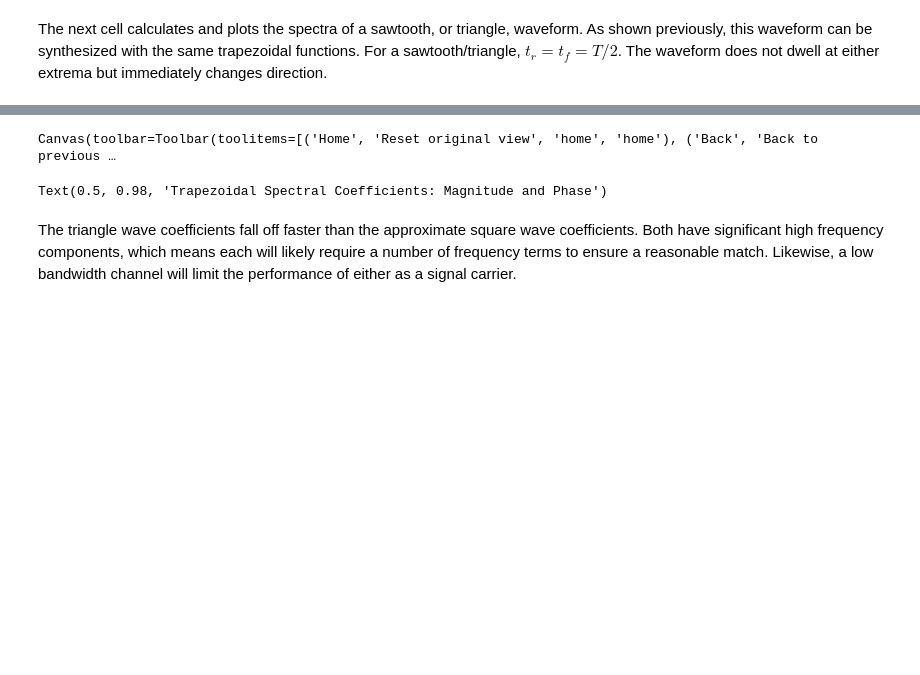
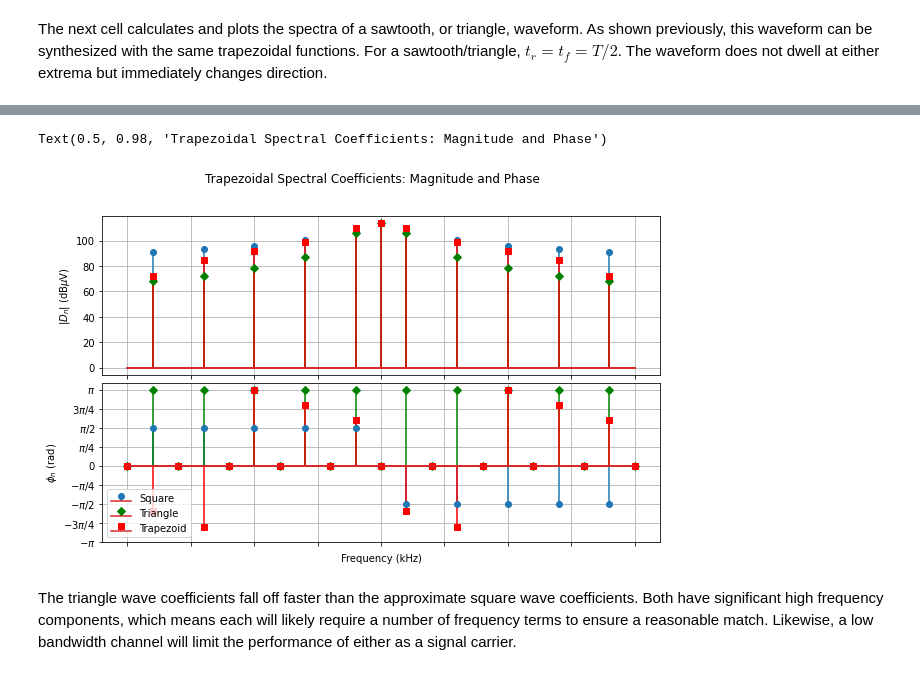
Before and after one commit to cram869/adv_sipi_class_notebooks, a Jupyter notebook: Trapezoidal Spectrum Notebook.ipynb, the cells around one changed output, grey strips where cells are left out. Drawn from its saved outputs; the diff is of its cells as text; code cells hidden in the pictures; blank space fills up the shorter version.

```diff
--- a/Trapezoidal Spectrum Notebook.ipynb
+++ b/Trapezoidal Spectrum Notebook.ipynb
@@ -439,31 +439,31 @@ fv, Dv = trapezoidal_fourier_series_spectrum(N, T, Trise, Tfall, D, A, A0, zero_
 f_trap, D_trap = fv, Dv
 # %%
 # Plot the two spectra together on one set of axes.
-fig, axs = plt.subplots(2,1, sharex=True)
+fig, axs = plt.subplots(2,1, sharex=True, figsize=(10,6))
 fig.subplots_adjust(hspace=0.05)
 ax = axs[0]
 ax.stem(f_sqr/1e3, dB(D_sqr/1e-6))
 ax.stem(f_saw/1e3, dB(D_saw/1e-6), markerfmt='Dg', linefmt='g')
 ax.stem(f_trap/1e3, dB(D_trap/1e-6), label='Trapezoid', markerfmt='sr', linefmt='r')
 ax.grid(True)
 ax.set_ylabel("$\|D_n\|$ (dB$\mu$V)")
 ax.set_xticklabels([])
 
 ax = axs[1]
 ax.stem(f_sqr/1e3, phase(D_sqr), label='Square')
 ax.stem(f_saw/1e3, phase(D_saw), label='Triangle', markerfmt='Dg', linefmt='g')
 ax.stem(f_trap/1e3, phase(D_trap), label='Trapezoid', markerfmt='sr', linefmt='r')
 ax.set_yticks(np.arange(-4,5)/4*np.pi)
 ax.set_yticklabels(["$-\pi$", "$-3\pi/4$", "$-\pi/2$", "$-\pi/4$", "0", "$\pi/4$", "$\pi/2$", "$3\pi/4$", "$\pi$"])
 ax.set_ylabel("$\phi_n$ (rad)")
 ax.set_xlabel('Frequency (kHz)')
 ax.grid(True)
 leg = ax.legend(loc='best')
 
 fig.suptitle('Trapezoidal Spectral Coefficients: Magnitude and Phase')
 # %% [output]
-Canvas(toolbar=Toolbar(toolitems=[('Home', 'Reset original view', 'home', 'home'), ('Back', 'Back to previous …
+Text(0.5, 0.98, 'Trapezoidal Spectral Coefficients: Magnitude and Phase')
-Text(0.5, 0.98, 'Trapezoidal Spectral Coefficients: Magnitude and Phase')
+[figure, added]
 # %% [markdown]
 The triangle wave coefficients fall off faster than the approximate square wave coefficients.  Both have significant high frequency components, which means each will likely require a number of frequency terms to ensure a reasonable match.  Likewise, a low bandwidth channel will limit the performance of either as a signal carrier.
 # %%
```
Also changed, not shown: parts of 13 cells of this notebook, 1 other file.
